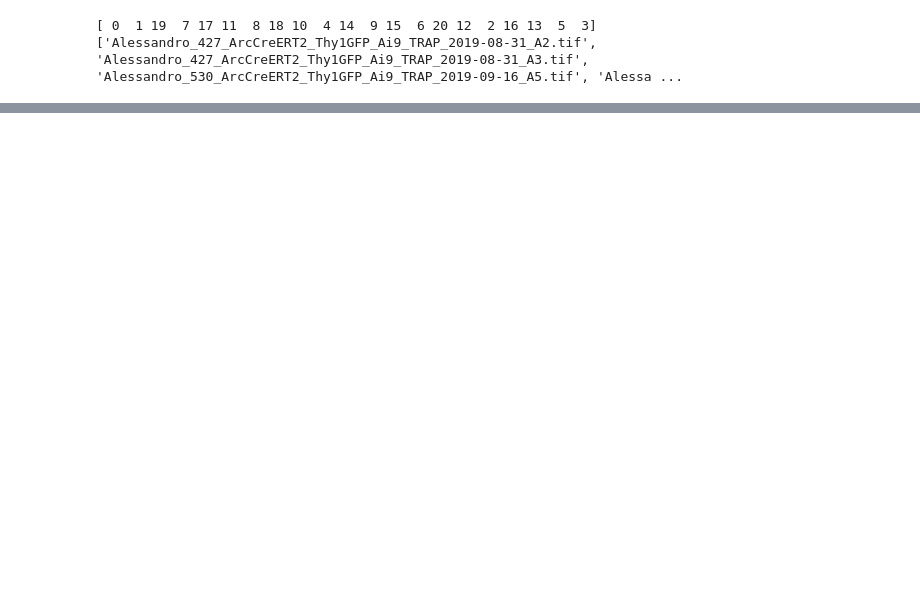
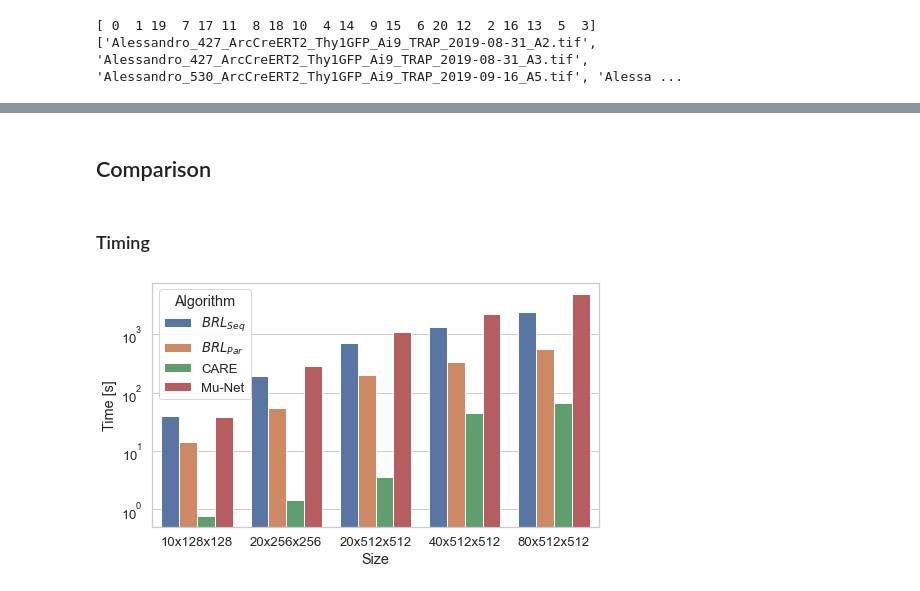
Before and after one commit to ankilab/MasterThesis_OfSpinesAndDendrites, a Jupyter notebook: Thesis_Experiments/Deconvolution.ipynb, the cells around one changed output, grey strips where cells are left out. Drawn from its saved outputs; the diff is of its cells as text; code cells hidden in the pictures; blank space fills up the shorter version.

```diff
--- a/Thesis_Experiments/Deconvolution.ipynb
+++ b/Thesis_Experiments/Deconvolution.ipynb
@@ -45,0 +157,7 @@ for i in range(len(f)):
+# %%
+idx=3
+for (ip,p) in enumerate(ps):
+    if ip==4:
+        args['data_path'] = p
+        args['result_path'] = p + 'results_care'
+        t_care[ip,0]+=predict_care(args, idx)
@@ -45,0 +216,32 @@ for i in range(len(f)):
+# %%
+t_mu16=np.zeros((5,1))
+t_mu16[0,0]=38.7862746
+t_mu16[1,0]=284.6584509
+t_mu16[2,0]=1100.5143818
+t_mu16[3,0]=2222.3461059
+t_mu16[4,0]=4917.648438200001
+# %% [markdown]
+## Comparison
+# %% [markdown]
+### Timing
+# %%
+labs=['$BRL_{Seq}$']*5+['$BRL_{Par}$']*5 +['CARE']*5+ ['Mu-Net']*5
+size=['10x128x128','20x256x256','20x512x512','40x512x512','80x512x512']
+size = size+size+size+size
+t = np.append(t_np,t_p)
+t= np.append(t,t_care)
+t= np.append(t,t_mu16)
+# %%
+d = {'Time [s]': t, 'Size': size, 'Algorithm': labs}
+df = pd.DataFrame(data=d)
+# %%
+with paperStyle():
+    sns.set(style="whitegrid",rc={'figure.figsize':(8,4.5)}, font_scale=1.2)
+    ax = sns.barplot(x="Size", y="Time [s]", hue="Algorithm", data=df)
+    ax.set_yscale("log")
+    #for container in ax.containers:
+     #   ax.bar_label(container)
+plt.savefig('timing_deconv.svg',bbox_inches='tight')
+plt.savefig('timing_deconv.pdf',bbox_inches='tight')
+# %% [output]
+[figure, added]
```
Also changed, not shown: parts of 40 cells of this notebook, 6 other files.
